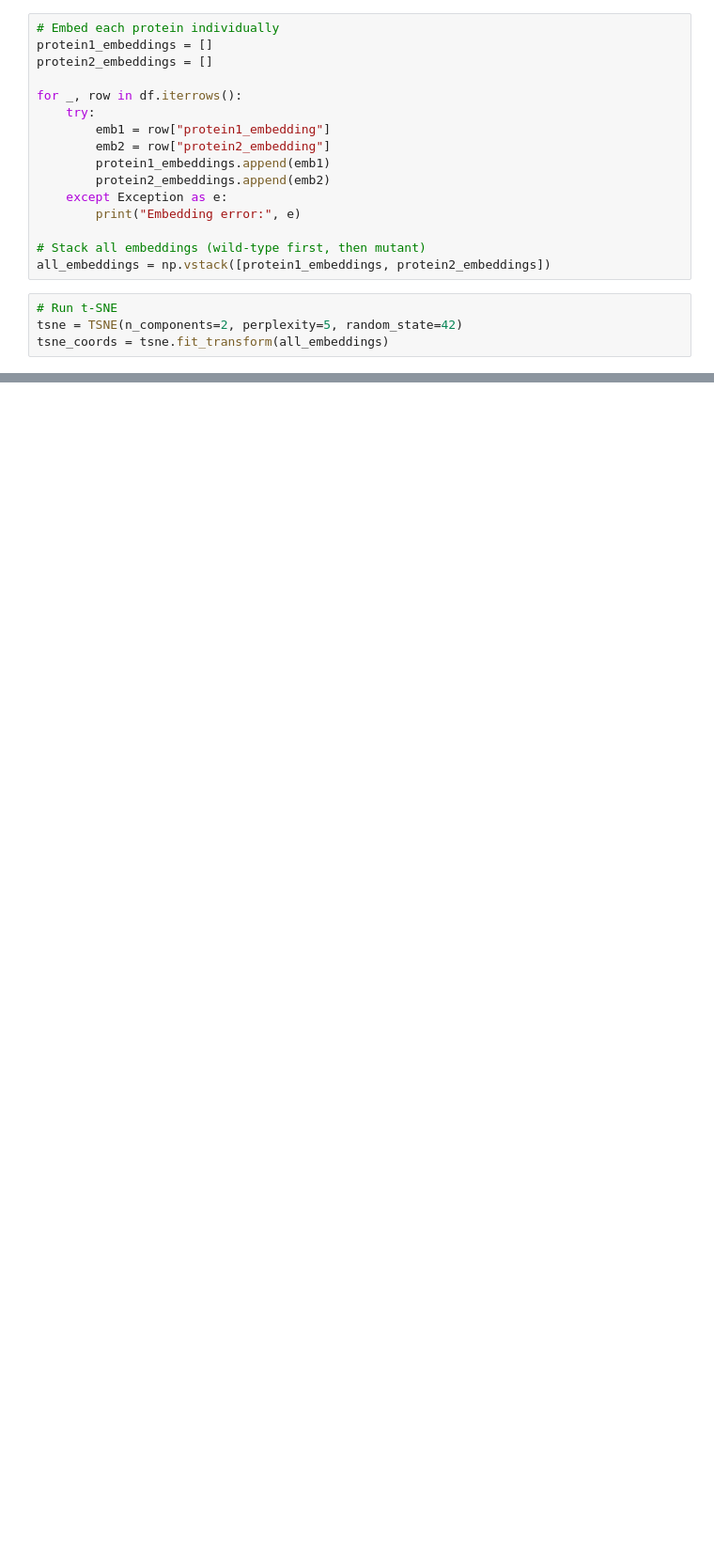
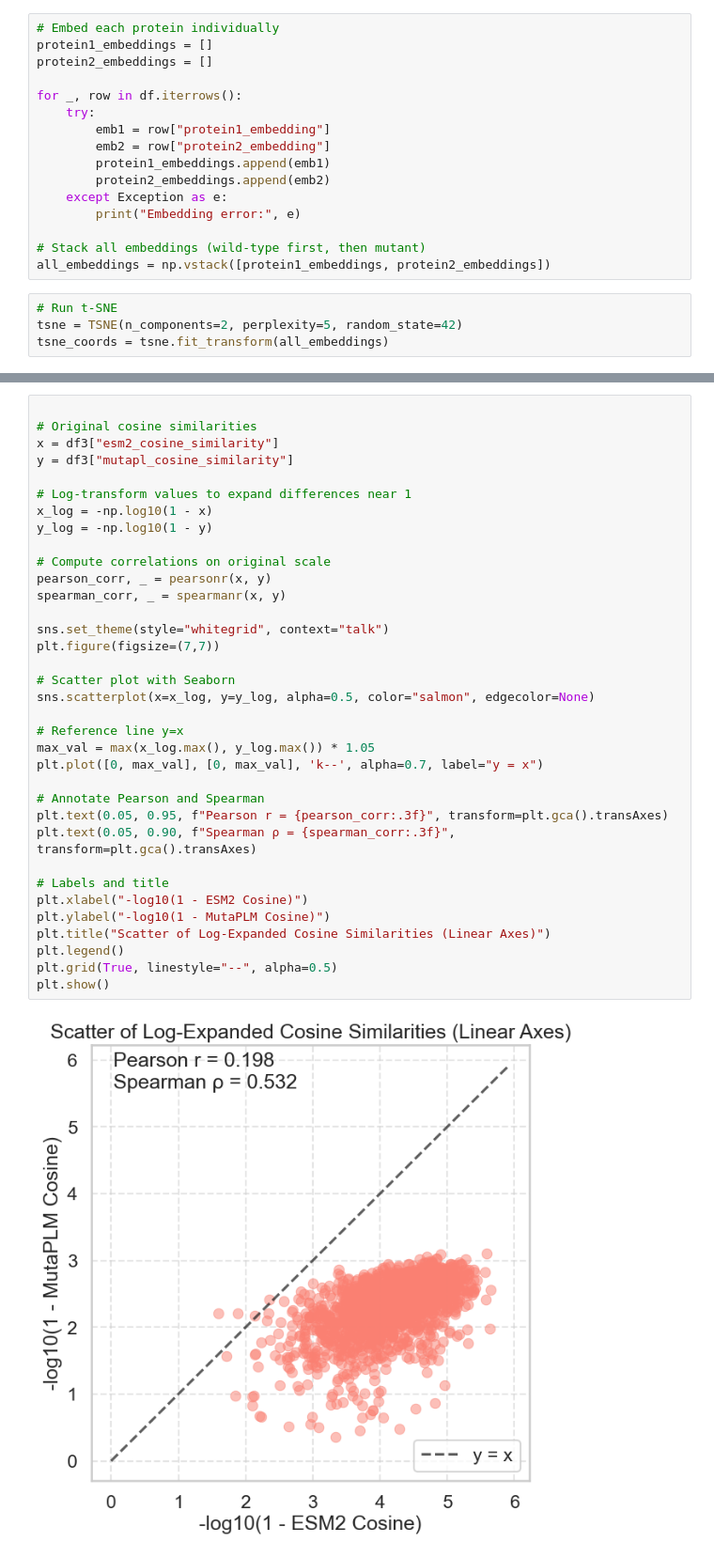
Before and after one commit to ygrepo/MutaPLM, a Jupyter notebook: notebook/wt_mutant_2000.ipynb, the cells around one changed output, grey strips where cells are left out. Shown at 94% size. Drawn from its saved outputs; the diff is of its cells as text; blank space fills up the shorter version.

```diff
--- a/notebook/wt_mutant_2000.ipynb
+++ b/notebook/wt_mutant_2000.ipynb
@@ -237,0 +308,37 @@ plt.close()
+# %%
+
+# Original cosine similarities
+x = df3["esm2_cosine_similarity"]
+y = df3["mutapl_cosine_similarity"]
+
+# Log-transform values to expand differences near 1
+x_log = -np.log10(1 - x)
+y_log = -np.log10(1 - y)
+
+# Compute correlations on original scale
+pearson_corr, _ = pearsonr(x, y)
+spearman_corr, _ = spearmanr(x, y)
+
+sns.set_theme(style="whitegrid", context="talk")
+plt.figure(figsize=(7,7))
+
+# Scatter plot with Seaborn
+sns.scatterplot(x=x_log, y=y_log, alpha=0.5, color="salmon", edgecolor=None)
+
+# Reference line y=x
+max_val = max(x_log.max(), y_log.max()) * 1.05
+plt.plot([0, max_val], [0, max_val], 'k--', alpha=0.7, label="y = x")
+
+# Annotate Pearson and Spearman
+plt.text(0.05, 0.95, f"Pearson r = {pearson_corr:.3f}", transform=plt.gca().transAxes)
+plt.text(0.05, 0.90, f"Spearman ρ = {spearman_corr:.3f}", transform=plt.gca().transAxes)
+
+# Labels and title
+plt.xlabel("-log10(1 - ESM2 Cosine)")
+plt.ylabel("-log10(1 - MutaPLM Cosine)")
+plt.title("Scatter of Log-Expanded Cosine Similarities (Linear Axes)")
+plt.legend()
+plt.grid(True, linestyle="--", alpha=0.5)
+plt.show()
+# %% [output]
+[figure, added]
```
Also changed, not shown: parts of 24 cells of this notebook, 3 other files.
